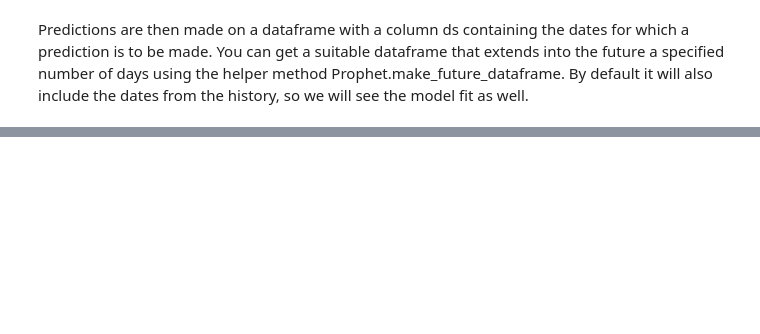
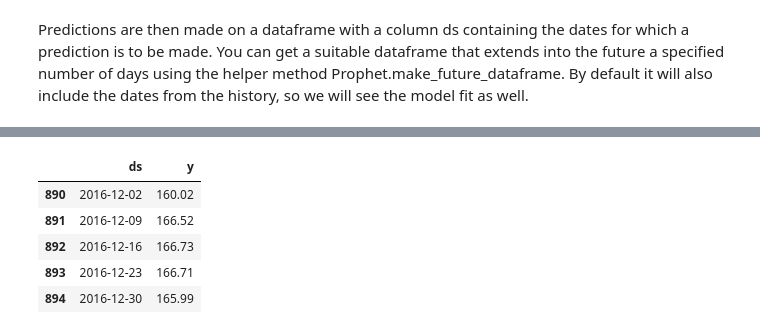
Before and after one commit to sakshamgulati/MLOps_Template, a Jupyter notebook: dev_latest.ipynb, the cells around one changed output, grey strips where cells are left out. Saved outputs shown, nothing was run; the diff lists cells and outputs as text; code cells hidden in the pictures; blank space fills up the shorter version.

```diff
--- a/dev_latest.ipynb
+++ b/dev_latest.ipynb
@@ -277 +180,10 @@ INFO:cmdstanpy:Chain [1] start processing
 INFO:cmdstanpy:Chain [1] done processing
+# %%
+train.tail()
+# %% [output]
+|  | ds | y |
+| 890 | 2016-12-02 | 160.02 |
+| 891 | 2016-12-09 | 166.52 |
+| 892 | 2016-12-16 | 166.73 |
+| 893 | 2016-12-23 | 166.71 |
+| 894 | 2016-12-30 | 165.99 |
```
Also changed, not shown: parts of 16 cells of this notebook.
